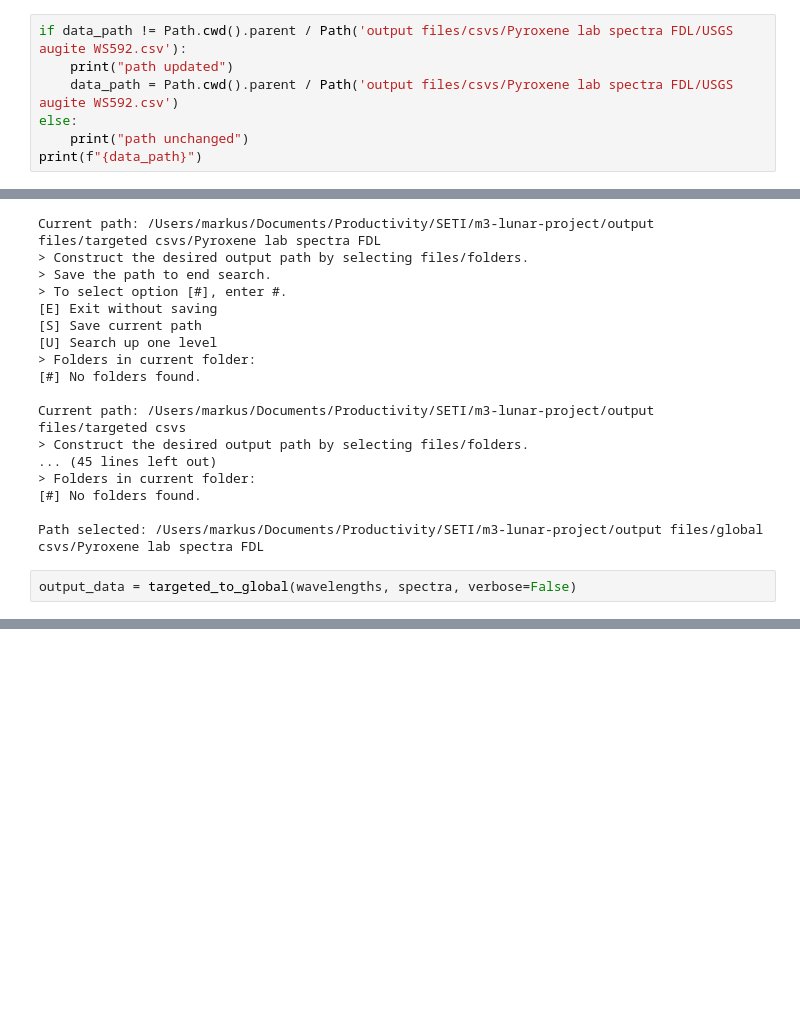
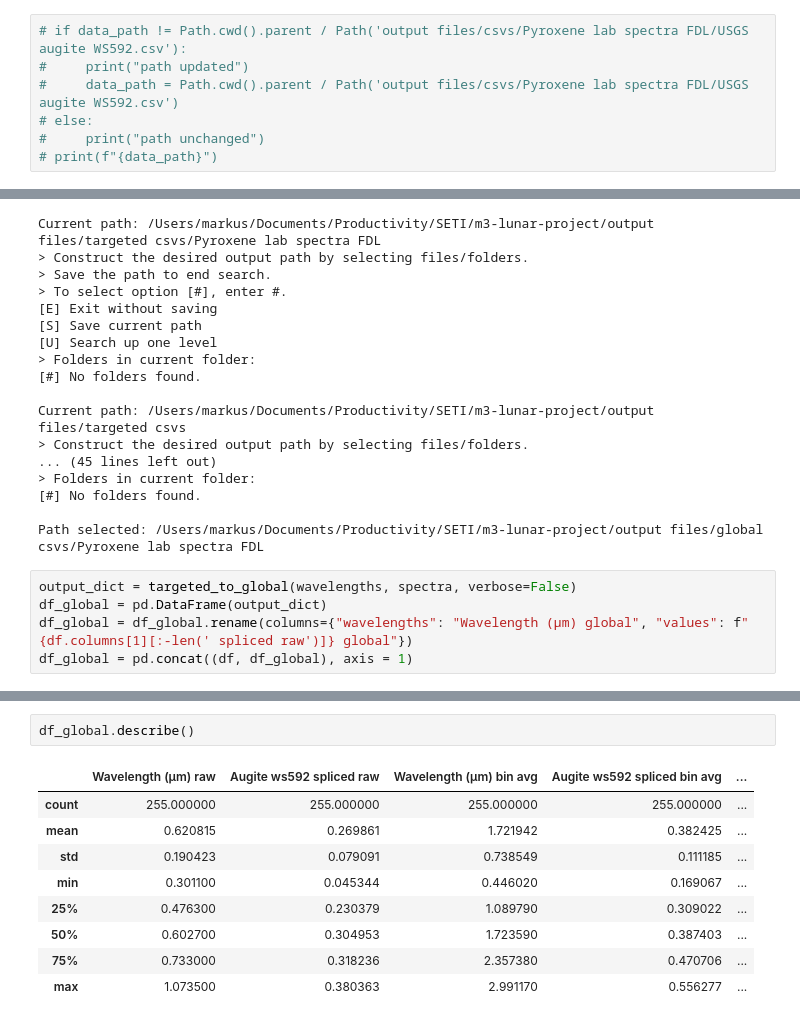
Before and after one commit to markusgruendler/m3-lunar-project, a Jupyter notebook: scripts/su25 script.ipynb, the cells around one changed output, grey strips where cells are left out. Drawn from its saved outputs; the diff is of its cells as text; blank space fills up the shorter version.

Commit message:
df concat + file writing

```diff
--- a/scripts/su25 script.ipynb
+++ b/scripts/su25 script.ipynb
@@ -70,10 +73,10 @@ Path selected: Exiting.
 # %%
-if data_path != Path.cwd().parent / Path('output files/csvs/Pyroxene lab spectra FDL/USGS augite WS592.csv'):
-    print("path updated")
-    data_path = Path.cwd().parent / Path('output files/csvs/Pyroxene lab spectra FDL/USGS augite WS592.csv')
-else:
-    print("path unchanged")
-print(f"{data_path}")
+# if data_path != Path.cwd().parent / Path('output files/csvs/Pyroxene lab spectra FDL/USGS augite WS592.csv'):
+#     print("path updated")
+#     data_path = Path.cwd().parent / Path('output files/csvs/Pyroxene lab spectra FDL/USGS augite WS592.csv')
+# else:
+#     print("path unchanged")
+# print(f"{data_path}")
 # %%
 df = pd.read_csv(data_path).dropna()
 # %%
@@ -429,4 +401,7 @@ Current path: /Users/markus/Documents/Productivity/SETI/m3-lunar-project/output
 
 Path selected: /Users/markus/Documents/Productivity/SETI/m3-lunar-project/output files/global csvs/Pyroxene lab spectra FDL
 # %%
-output_data = targeted_to_global(wavelengths, spectra, verbose=False)
+output_dict = targeted_to_global(wavelengths, spectra, verbose=False)
+df_global = pd.DataFrame(output_dict)
+df_global = df_global.rename(columns={"wavelengths": "Wavelength (µm) global", "values": f"{df.columns[1][:-len(' spliced raw')]} global"})
+df_global = pd.concat((df, df_global), axis = 1)
@@ -433 +417,13 @@ output_data = targeted_to_global(wavelengths, spectra, verbose=False)
+# %%
+df_global.describe()
+# %% [output]
+|  | Wavelength (µm) raw | Augite ws592 spliced raw | Wavelength (µm) bin avg | Augite ws592 spliced bin avg | ... |
+| count | 255.000000 | 255.000000 | 255.000000 | 255.000000 | ... |
+| mean | 0.620815 | 0.269861 | 1.721942 | 0.382425 | ... |
+| std | 0.190423 | 0.079091 | 0.738549 | 0.111185 | ... |
+| min | 0.301100 | 0.045344 | 0.446020 | 0.169067 | ... |
+| 25% | 0.476300 | 0.230379 | 1.089790 | 0.309022 | ... |
+| 50% | 0.602700 | 0.304953 | 1.723590 | 0.387403 | ... |
+| 75% | 0.733000 | 0.318236 | 2.357380 | 0.470706 | ... |
+| max | 1.073500 | 0.380363 | 2.991170 | 0.556277 | ... |
 # %%
```
Also changed, not shown: parts of 6 cells of this notebook.
